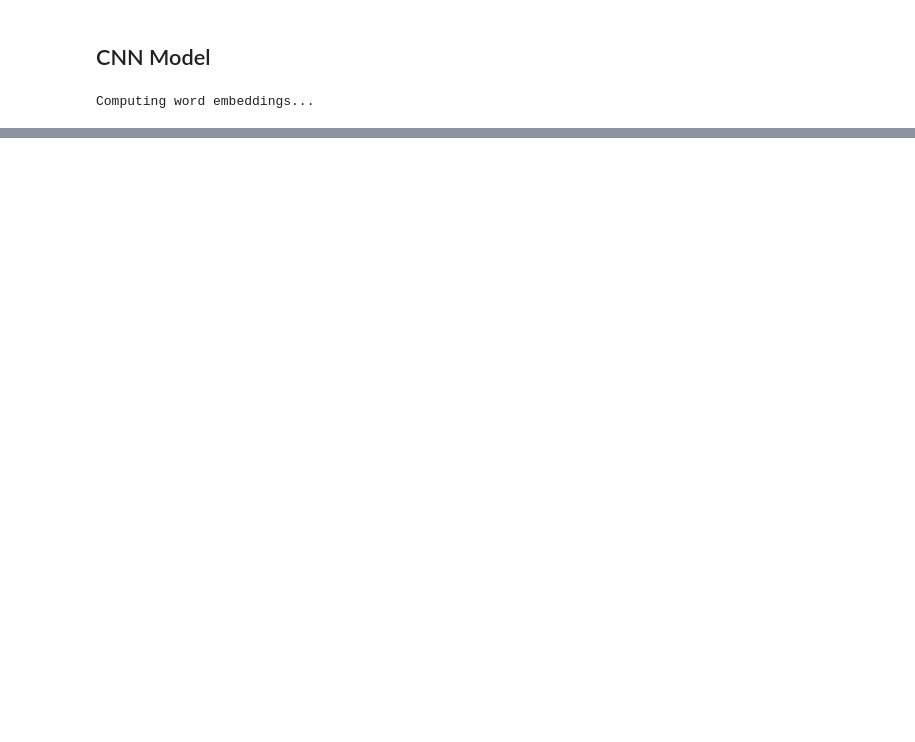
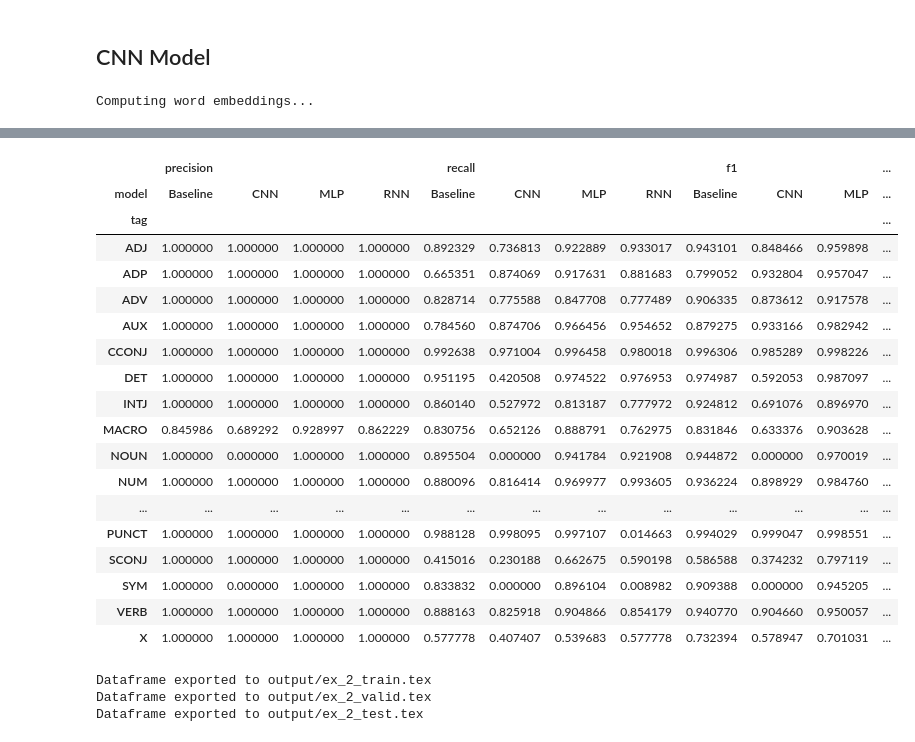
Before and after one commit to VassilisDrouzas/Natural-Language-Processing, a Jupyter notebook: cnn/ex3.ipynb, the cells around one changed output, grey strips where cells are left out. Cells and saved outputs as stored; diff of their text form; code cells hidden in the pictures; blank space fills up the shorter version.

Commit message:
add results

```diff
--- a/cnn/ex3.ipynb
+++ b/cnn/ex3.ipynb
@@ -721,0 +746,12 @@ history2 = model.fit(train_data,
+# %%
+cnn_res_df = tasks.util.stats_all_splits(
+    model,
+    lambda output: np.array([x.upper() for x in decode(tag_tokenizer, output)]),
+    train_data,
+    val_data,
+    test_data,
+    y_train,
+    y_valid,
+    y_test,
+)
+cnn_res_df["model"] = "CNN"
@@ -721,0 +762,44 @@ history2 = model.fit(train_data,
+# %%
+final_df = pd.concat([base_res_df, mlp_res_df, rnn_res_df, cnn_res_df])
+
+final_train_df = final_df[final_df.split == "training"]
+final_valid_df = final_df[final_df.split == "validation"]
+final_test_df = final_df[final_df.split == "test"]
+
+final_train_df = final_train_df.drop("split", axis=1)
+final_valid_df = final_valid_df.drop("split", axis=1)
+final_test_df = final_test_df.drop("split", axis=1)
+
+final_train_df = final_train_df.pivot(
+    index="tag", columns="model", values=["precision", "recall", "f1"]
+)
+
+final_valid_df = final_valid_df.pivot(
+    index="tag", columns="model", values=["precision", "recall", "f1"]
+)
+
+final_test_df = final_test_df.pivot(
+    index="tag", columns="model", values=["precision", "recall", "f1"]
+)
+# %%
+final_train_df
+# %% [output]
+|  | precision |  |  |  | recall |  |  |  | f1 |  |  | ... |
+| model | Baseline | CNN | MLP | RNN | Baseline | CNN | MLP | RNN | Baseline | CNN | MLP | ... |
+| tag |  |  |  |  |  |  |  |  |  |  |  | ... |
+| ADJ | 1.000000 | 1.000000 | 1.000000 | 1.000000 | 0.892329 | 0.736813 | 0.922889 | 0.933017 | 0.943101 | 0.848466 | 0.959898 | ... |
+| ADP | 1.000000 | 1.000000 | 1.000000 | 1.000000 | 0.665351 | 0.874069 | 0.917631 | 0.881683 | 0.799052 | 0.932804 | 0.957047 | ... |
+| ADV | 1.000000 | 1.000000 | 1.000000 | 1.000000 | 0.828714 | 0.775588 | 0.847708 | 0.777489 | 0.906335 | 0.873612 | 0.917578 | ... |
+| AUX | 1.000000 | 1.000000 | 1.000000 | 1.000000 | 0.784560 | 0.874706 | 0.966456 | 0.954652 | 0.879275 | 0.933166 | 0.982942 | ... |
+| CCONJ | 1.000000 | 1.000000 | 1.000000 | 1.000000 | 0.992638 | 0.971004 | 0.996458 | 0.980018 | 0.996306 | 0.985289 | 0.998226 | ... |
+| DET | 1.000000 | 1.000000 | 1.000000 | 1.000000 | 0.951195 | 0.420508 | 0.974522 | 0.976953 | 0.974987 | 0.592053 | 0.987097 | ... |
+| INTJ | 1.000000 | 1.000000 | 1.000000 | 1.000000 | 0.860140 | 0.527972 | 0.813187 | 0.777972 | 0.924812 | 0.691076 | 0.896970 | ... |
+| MACRO | 0.845986 | 0.689292 | 0.928997 | 0.862229 | 0.830756 | 0.652126 | 0.888791 | 0.762975 | 0.831846 | 0.633376 | 0.903628 | ... |
+| NOUN | 1.000000 | 0.000000 | 1.000000 | 1.000000 | 0.895504 | 0.000000 | 0.941784 | 0.921908 | 0.944872 | 0.000000 | 0.970019 | ... |
+| NUM | 1.000000 | 1.000000 | 1.000000 | 1.000000 | 0.880096 | 0.816414 | 0.969977 | 0.993605 | 0.936224 | 0.898929 | 0.984760 | ... |
+| ... | ... | ... | ... | ... | ... | ... | ... | ... | ... | ... | ... | ... |
+| PUNCT | 1.000000 | 1.000000 | 1.000000 | 1.000000 | 0.988128 | 0.998095 | 0.997107 | 0.014663 | 0.994029 | 0.999047 | 0.998551 | ... |
+| SCONJ | 1.000000 | 1.000000 | 1.000000 | 1.000000 | 0.415016 | 0.230188 | 0.662675 | 0.590198 | 0.586588 | 0.374232 | 0.797119 | ... |
+| SYM | 1.000000 | 0.000000 | 1.000000 | 1.000000 | 0.833832 | 0.000000 | 0.896104 | 0.008982 | 0.909388 | 0.000000 | 0.945205 | ... |
+| VERB | 1.000000 | 1.000000 | 1.000000 | 1.000000 | 0.888163 | 0.825918 | 0.904866 | 0.854179 | 0.940770 | 0.904660 | 0.950057 | ... |
+| X | 1.000000 | 1.000000 | 1.000000 | 1.000000 | 0.577778 | 0.407407 | 0.539683 | 0.577778 | 0.732394 | 0.578947 | 0.701031 | ... |
@@ -721,0 +843,19 @@ history2 = model.fit(train_data,
+# %%
+export_to_latex(
+    final_train_df, "ex_2_train.tex", "Results on the training dataset.", index=True
+)
+
+export_to_latex(
+    final_valid_df,
+    "ex_2_valid.tex",
+    "Results on the validation dataset.",
+    index=True,
+)
+
+export_to_latex(
+    final_test_df, "ex_2_test.tex", "Results on the test dataset.", index=True
+)
+# %% [output]
+Dataframe exported to output/ex_2_train.tex
+Dataframe exported to output/ex_2_valid.tex
+Dataframe exported to output/ex_2_test.tex
```
Also changed, not shown: parts of 17 cells of this notebook, 3 other files.
